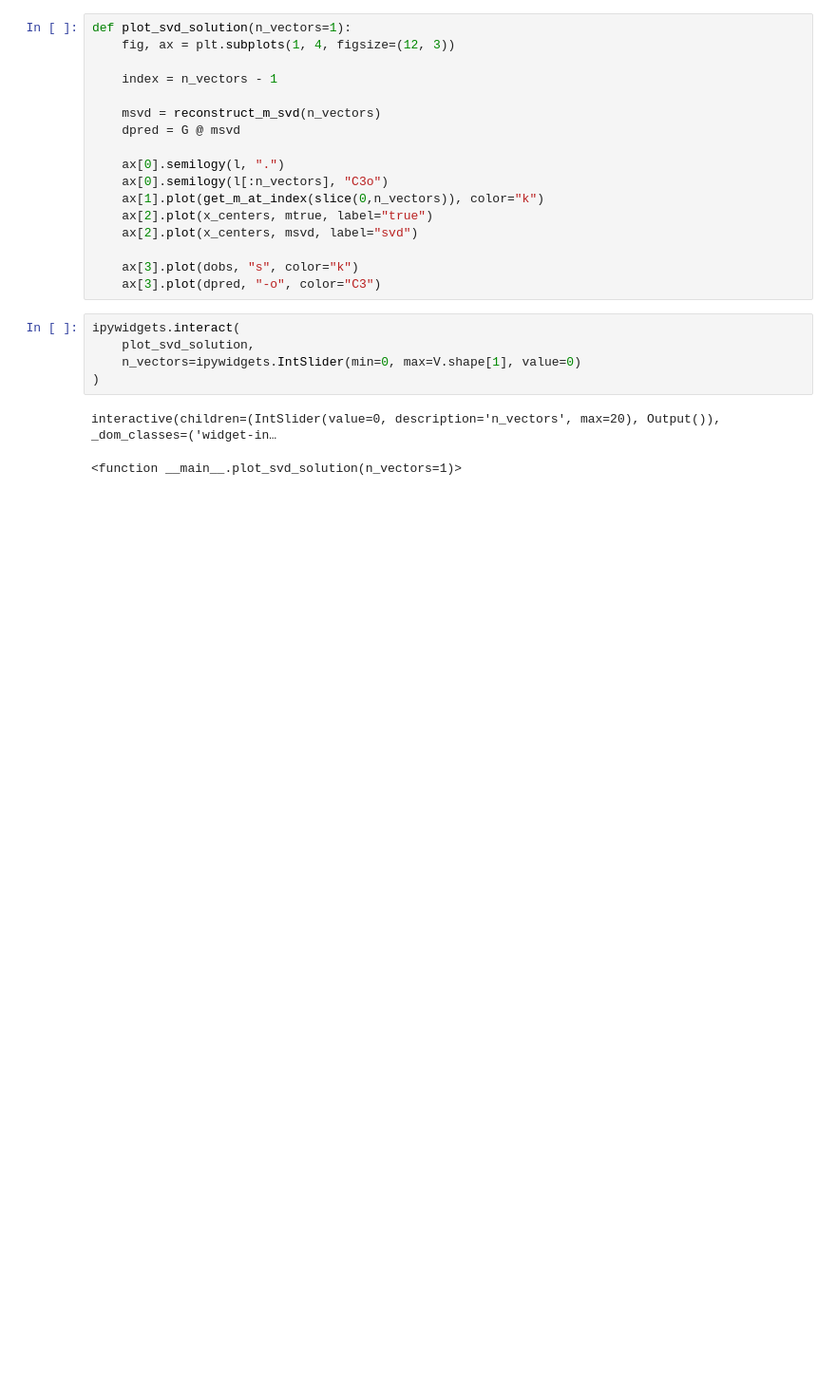
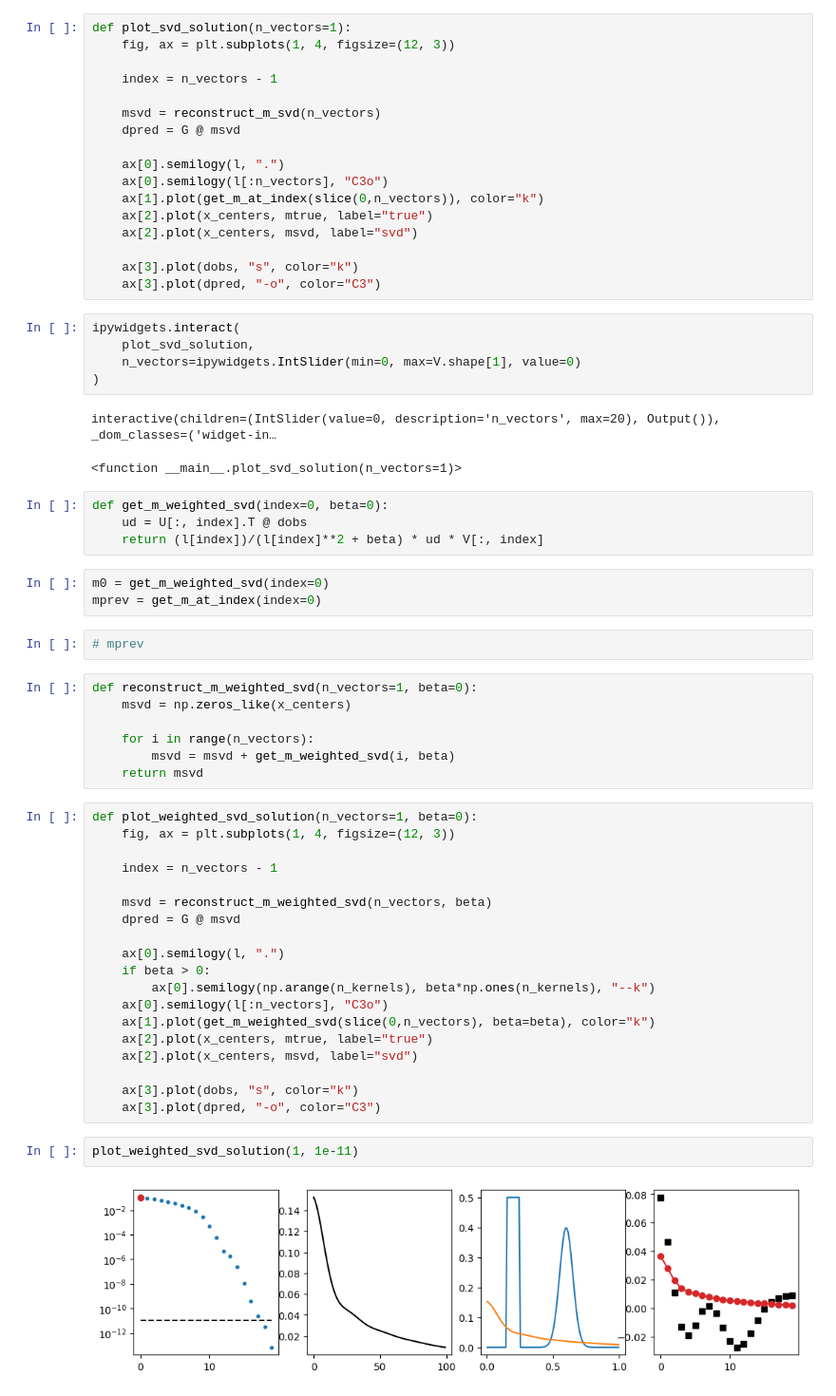
Before and after one commit to lheagy/eosc-454, a Jupyter notebook: lectures/Linear-problem.ipynb, the cells around one changed output. Shown at 95% size. Drawn from its saved outputs; the diff is of its cells as text; blank space fills up the shorter version.

Commit message:
weighted svd inversion

```diff
--- a/lectures/Linear-problem.ipynb
+++ b/lectures/Linear-problem.ipynb
@@ -392,3 +390,42 @@ ipywidgets.interact(
 # %% [output]
 interactive(children=(IntSlider(value=0, description='n_vectors', max=20), Output()), _dom_classes=('widget-in…
 <function __main__.plot_svd_solution(n_vectors=1)>
+# %%
+def get_m_weighted_svd(index=0, beta=0):
+    ud = U[:, index].T @ dobs
+    return (l[index])/(l[index]**2 + beta) * ud * V[:, index]
+# %%
+m0 = get_m_weighted_svd(index=0)
+mprev = get_m_at_index(index=0)
+# %%
+# mprev
+# %%
+def reconstruct_m_weighted_svd(n_vectors=1, beta=0):
+    msvd = np.zeros_like(x_centers)
+
+    for i in range(n_vectors):
+        msvd = msvd + get_m_weighted_svd(i, beta)
+    return msvd
+# %%
+def plot_weighted_svd_solution(n_vectors=1, beta=0):
+    fig, ax = plt.subplots(1, 4, figsize=(12, 3))
+
+    index = n_vectors - 1
+
+    msvd = reconstruct_m_weighted_svd(n_vectors, beta)
+    dpred = G @ msvd
+
+    ax[0].semilogy(l, ".")
+    if beta > 0:
+        ax[0].semilogy(np.arange(n_kernels), beta*np.ones(n_kernels), "--k")
+    ax[0].semilogy(l[:n_vectors], "C3o")
+    ax[1].plot(get_m_weighted_svd(slice(0,n_vectors), beta=beta), color="k")
+    ax[2].plot(x_centers, mtrue, label="true")
+    ax[2].plot(x_centers, msvd, label="svd")
+
+    ax[3].plot(dobs, "s", color="k")
+    ax[3].plot(dpred, "-o", color="C3")
+# %%
+plot_weighted_svd_solution(1, 1e-11)
+# %% [output]
+[figure, added]
```
Also changed, not shown: parts of 16 cells of this notebook.
